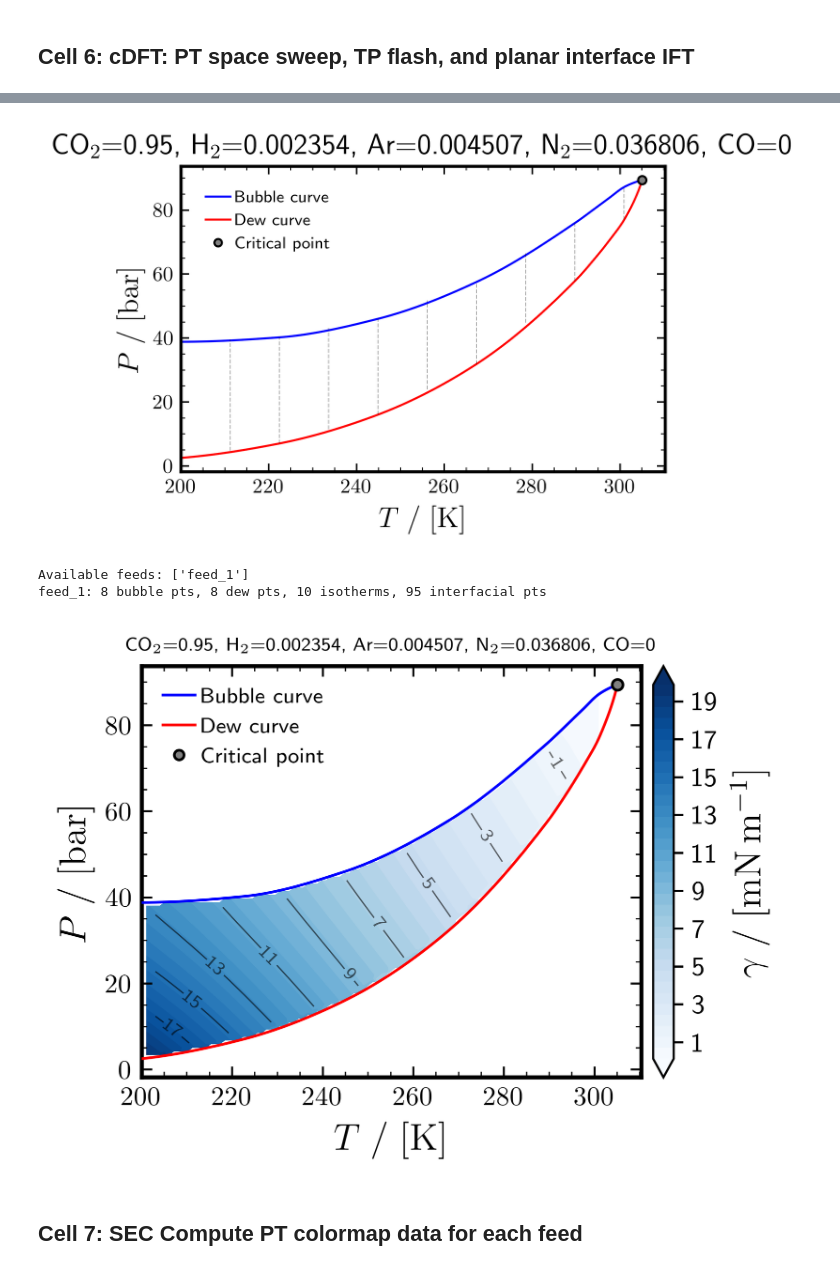
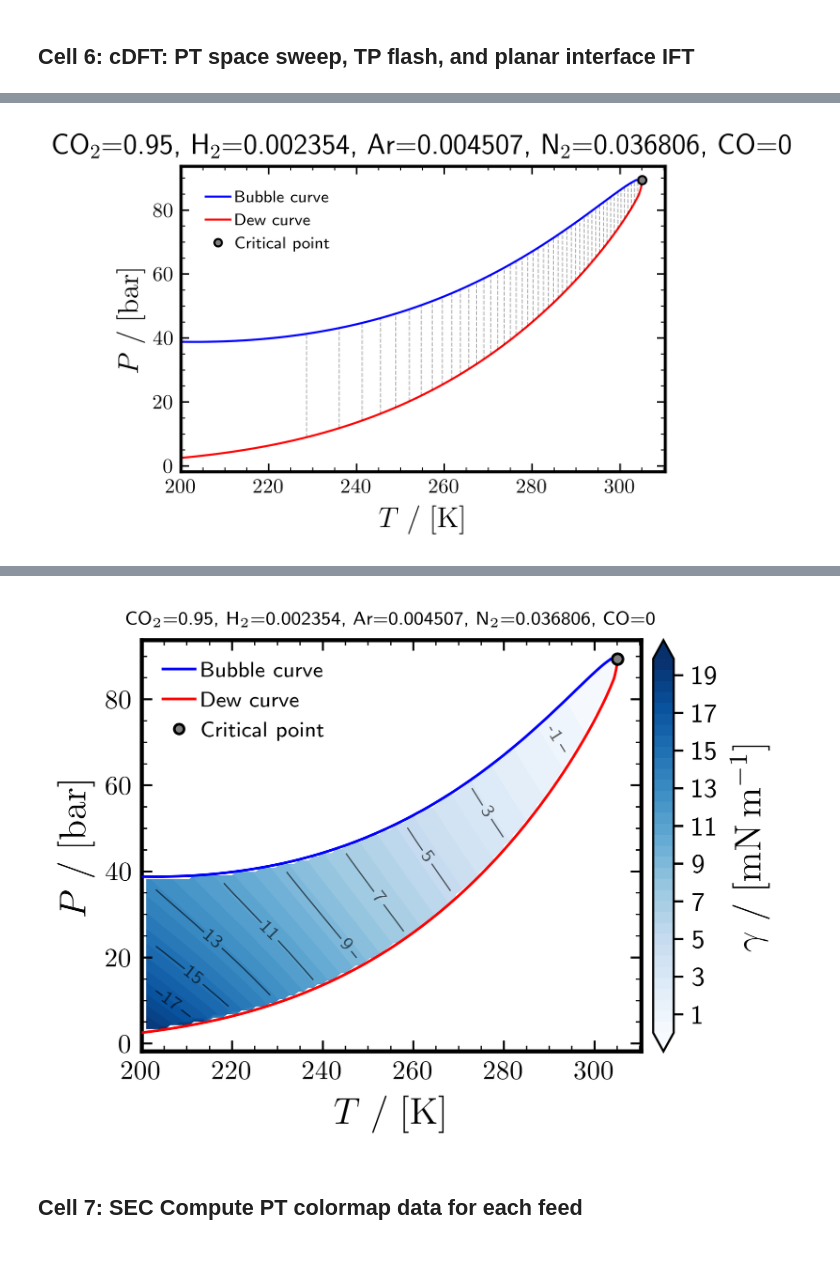
Before and after one commit to Darz2/co2-impurities-ml-surrogates, a Jupyter notebook: PCSAFT_cDFT/DATASET_A3/BULK_RUN/VLE_cDFT_SEC.ipynb, the cells around one changed output, grey strips where cells are left out. Saved outputs shown, nothing was run; the diff lists cells and outputs as text; code cells hidden in the pictures.

```diff
--- a/PCSAFT_cDFT/DATASET_A3/BULK_RUN/VLE_cDFT_SEC.ipynb
+++ b/PCSAFT_cDFT/DATASET_A3/BULK_RUN/VLE_cDFT_SEC.ipynb
@@ -34,13 +34,20 @@ FEOS version used: 0.9.4
 FEED_INDEX          = 1
 verbose             = False
 OUTPUT_FOLDER       = "OUTPUT"
+
+# --- Resolution for cDFT and SEC colormaps (Grid size: N_T x N_P = N points max) ---#
+N_T                 = 50            # Number of temperature points in PT sweep
+N_P                 = 10            # Number
 T_initial_guess     = 200
 P_TOL               = 1e-4          # Pressure tolerance for flash [bar]
 lgrid               = 100           # cDFT domain length [Angstrom]
 ngrid               = 2048          # cDFT grid points
-# --- Resolution for cDFT and SEC colormaps (Grid size: N_T x N_P = N points max) ---
-N_T                 = 10            # Number of temperature points in PT sweep
-N_P                 = 10            # Number of pressure points per isotherm
+
+#-------- Critical Region Enhancements ------#
+dynamic_lgrid       = True         # Scale lgrid near Tc: l_grid * (1 - T/Tc)^{-0.5}
+dynamic_ngrid       = True         # Scale ngrid by same factor as lgrid (keeps Å/point constant)
+dynamic_scale_max   = 10.0          # Maximum scale factor cap for dynamic_lgrid/dynamic_ngrid
+near_crit_power     = 3.0           # T-grid clustering near Tc: 1.0 = uniform, >1 = denser near Tc
 # %% [markdown]
 ## Cell 3: Component & Feed Setup
 # %%
@@ -158,11 +165,12 @@ for k, z in enumerate(feeds, start=1):
             print(f"Critical Point: T = {CT/si.KELVIN:.2f} K, P = {CP/si.BAR:.2f} bar")
 
         Tc_K     = float(CT / si.KELVIN)
+        Pc_bar   = float(CP / si.BAR)
         eos_fn   = VLECalculator.make_eos_factory(active_components, builder, active_map)
         T_values = VLECalculator.make_T_grid(T_initial_guess, Tc_K, N_T)
 
         T_bubble_all, P_bubble_all, T_dew_all, P_dew_all = VLECalculator.compute_phase_envelope(
-            eos_fn, T_values, active_feed, verbose, Tc=Tc_K)
+            eos_fn, T_values, active_feed, verbose, Tc=Tc_K, Pc=Pc_bar)
 
         PT_results[f"feed_{k}"] = {
             "z":      [round(float(x), 6) for x in np.asarray(z, dtype=float)],
@@ -211,13 +219,15 @@ for feed_key, feed in PT_results.items():
 # %% [markdown]
 ## Cell 6: cDFT: PT space sweep, TP flash, and planar interface IFT
 # %%
-sec_cdft = semi_emperical_correlations(n_grid=ngrid, l_grid=lgrid)
+sec_cdft = semi_emperical_correlations(n_grid=ngrid, l_grid=lgrid, dynamic_lgrid=dynamic_lgrid,
+                                       dynamic_ngrid=dynamic_ngrid, max_scale=dynamic_scale_max)
 
 for feed_key, feed in PT_results.items():
 
     TP_z = np.array(feed.get("z", []))
     CT   = feed["TC_K"] * si.KELVIN
     CP   = feed["PC_bar"] * si.BAR
+    Tc_K = feed["TC_K"]
 
     active_z, active_components, is_reduced = CompositionHandler.reduce_components(TP_z, COMPONENTS, verbose=verbose)
     active_feed = CompositionHandler.compute_feed_moles(active_z)
@@ -233,10 +243,10 @@ for feed_key, feed in PT_results.items():
     T_dew_arr = np.array([p["T_K"]  for p in dew_pts])
     P_dew_arr = np.array([p["P_bar"] for p in dew_pts])
 
-    # Shared T grid (same as SEC uses internally)
+    # T-grid with power-law clustering near Tc (near_crit_power=1 → uniform)
     T_min = max(T_bub_arr.min(), T_dew_arr.min())
     T_max = min(T_bub_arr.max(), T_dew_arr.max()) * 0.999
-    T_grid = np.linspace(T_min, T_max, N_T)
+    T_grid = T_min + np.linspace(0.0, 1.0, N_T) ** (1.0 / near_crit_power) * (T_max - T_min)
 
     # VLE_DFT[feed_key] already initialized with phase_envelope in Cell 6
     VLE_DFT[feed_key]["interfacial_data"] = {}
@@ -263,7 +273,7 @@ for feed_key, feed in PT_results.items():
         eos_T        = feos.HelmholtzEnergyFunctional.pcsaft(parameters_T)
         molar_masses = PropertyCalculator.molar_masses(parameters_T)
 
-        # --- Pure CO2 properties at this temperature ---
+        # --- Pure CO2 properties at this temperature (inherits dynamic_lgrid/dynamic_ngrid from instance) ---
         gamma0_CO2, rhoL0_CO2, rhoV0_CO2, Tc_CO2, Pc_CO2, Psat_CO2 = \
             sec_cdft._pure_component_cDFT("carbon dioxide", float(T_K))
 
@@ -284,7 +294,9 @@ for feed_key, feed in PT_results.items():
                 continue
 
             interface = InterfacialTensionCalculator.build_planar_interface(
-                eq, critical_temperature=CT, n_grid=ngrid, l_grid=lgrid)
+                eq, critical_temperature=CT, n_grid=ngrid, l_grid=lgrid,
+                T_K=float(T_K), Tc_K=Tc_K, dynamic_lgrid=dynamic_lgrid,
+                dynamic_ngrid=dynamic_ngrid, max_scale=dynamic_scale_max)
 
             try:
                 gamma_mN_m, interfacial_thickness_nm, enrichment = \
@@ -338,0 +357 @@ TP flash failed at T=278.5 K, P=66.06 bar: No phase split according to stability
+[figure, new version]
@@ -345,7 +360,4 @@ TP flash failed at T=300.9 K, P=83.44 bar: `stability analysis` did not converge
-[figure, old version]
-Available feeds: ['feed_1']
-feed_1: 8 bubble pts, 8 dew pts, 10 isotherms, 95 interfacial pts
-[figure, old version]
+[figure, new version]
 # %% [markdown]
 ## Cell 7: SEC Compute PT colormap data for each feed
 # %%
```
Also changed, not shown: parts of 6 cells of this notebook, 51 other files.
